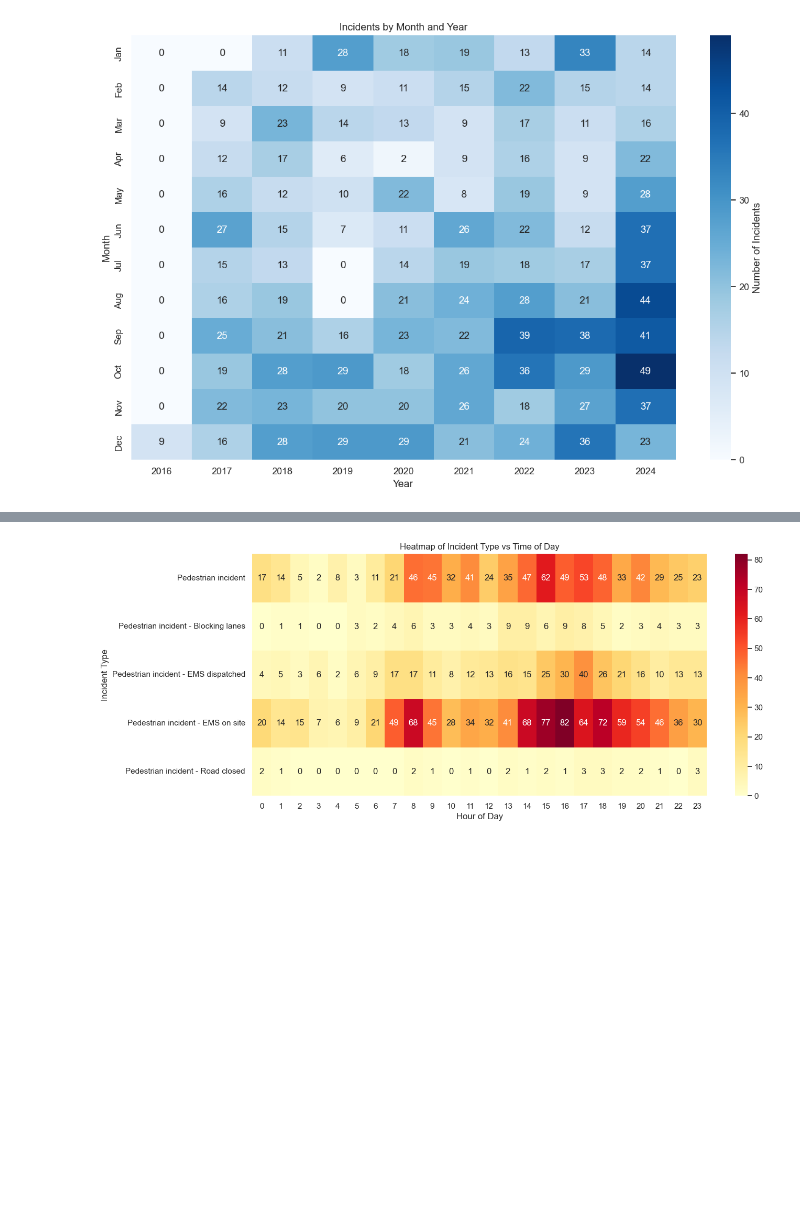
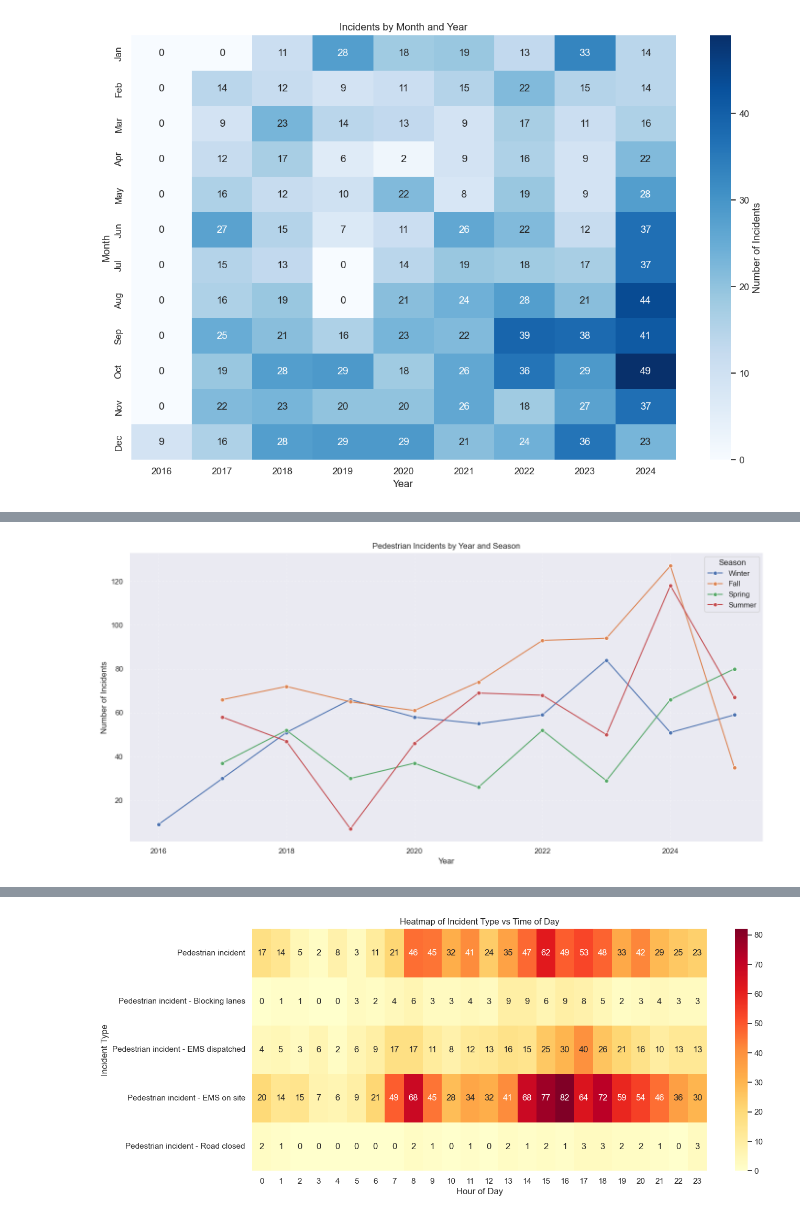
Before and after one commit to Essam-Khawaja/Pedestrian-Accidents-Calgary, a Jupyter notebook: data_analysis_accidents.ipynb, the cells around one changed output, grey strips where cells are left out. Saved outputs shown, nothing was run; the diff lists cells and outputs as text; code cells hidden in the pictures; blank space fills up the shorter version.

```diff
--- a/data_analysis_accidents.ipynb
+++ b/data_analysis_accidents.ipynb
@@ -494,0 +576,17 @@ plt.show()
+# %%
+# Line graph: incidents by year and season
+df['YEAR'] = df['START_DT'].dt.year
+
+season_year_counts = df.groupby(['YEAR', 'SEASON']).size().reset_index(name='INCIDENT_COUNT')
+
+plt.figure(figsize=(14, 7))
+sns.lineplot(data=season_year_counts, x='YEAR', y='INCIDENT_COUNT', hue='SEASON', marker='o')
+plt.title('Pedestrian Incidents by Year and Season')
+plt.xlabel('Year')
+plt.ylabel('Number of Incidents')
+plt.legend(title='Season')
+plt.grid(True, linestyle='--', alpha=0.4)
+plt.tight_layout()
+plt.show()
+# %% [output]
+[figure, added]
```
Also changed, not shown: parts of 3 cells of this notebook, 5 other files.
